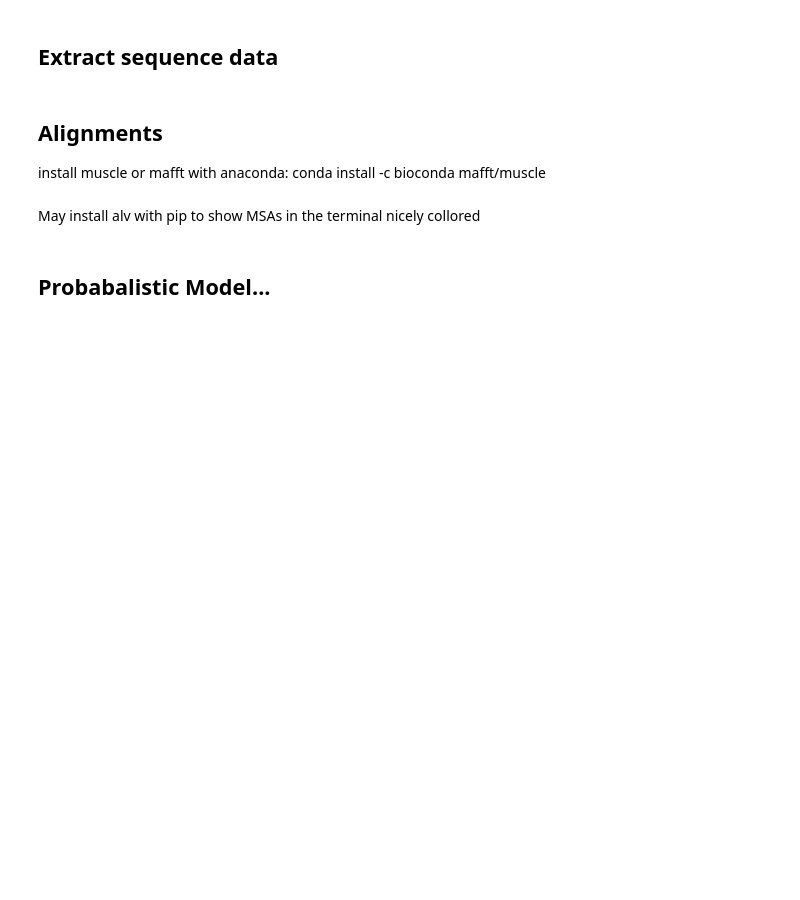
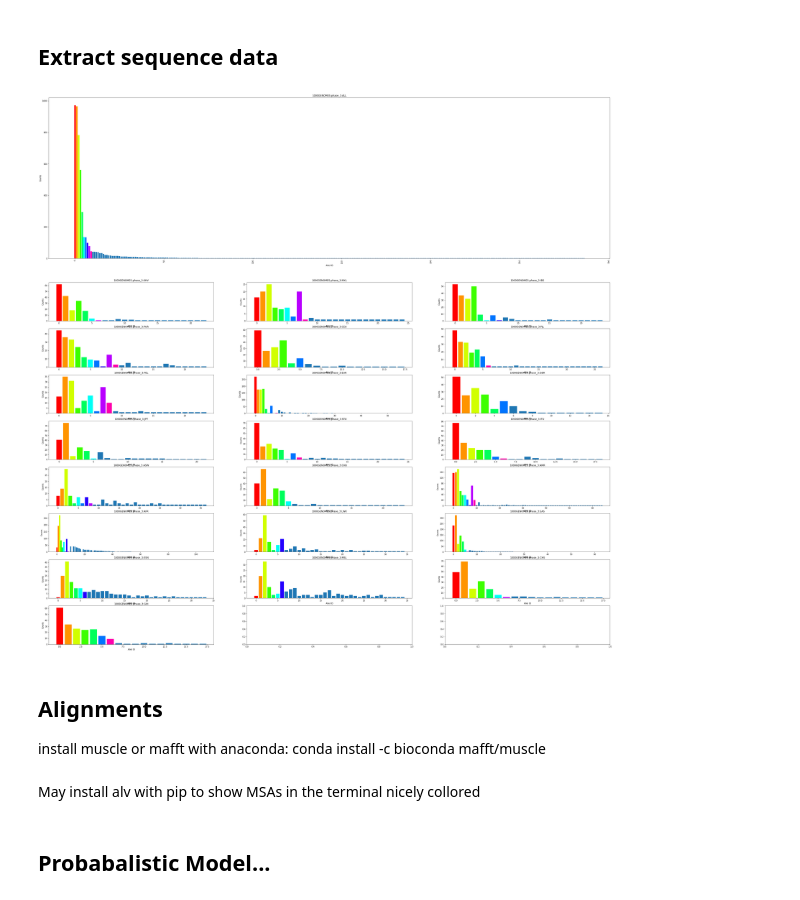
Before and after one commit to manuelgloeckler/sequence_bioinfo, a Jupyter notebook: project/haploid_data_import.ipynb, the cells around one changed output. Drawn from its saved outputs; the diff is of its cells as text; code cells hidden in the pictures; blank space fills up the shorter version.

Commit message:
added some visualization for pruned data

```diff
--- a/project/haploid_data_import.ipynb
+++ b/project/haploid_data_import.ipynb
@@ -110,6 +106,57 @@ def prune_haplotypes(haplotypes):
 # %%
 pruned_haplos = prune_haplotypes(haplotypes)
 #pruned_haplos
+# %%
+import math
+
+color_first = 10 # change to color more/less bars
+
+# convert data for our use case
+pruned_haplos = prune_haplotypes(haplotypes)
+
+# take out all
+all_key = None
+for key in list(pruned_haplos.keys()):
+    if key[-3:].lower() == "all":
+        all_key = key
+        all_haplos = pruned_haplos.pop(all_key)
+
+# set up coloring
+cmap = plt.get_cmap('hsv')
+color_dict = {}
+for i, name in enumerate([x['name'] for x in all_haplos[:color_first]]):
+    color_dict[name] = cmap(i/color_first)
+
+# set up figure
+fig, subplots = plt.subplots(math.ceil(len(pruned_haplos)/3) + 1, 3)
+fig.set_figheight(50)
+fig.set_figwidth(50)
+
+# display all
+subplot = plt.subplot(3,1,1)
+subplot.set_title(all_key)
+subplot.set_xlabel("Allel ID")
+subplot.set_ylabel("Counts")
+subplot.tick_params(axis="x", labelrotation=90)
+#[x['name'] for x in all_haplos]
+bars = subplot.bar(range(len(all_haplos)), [x['count'] for x in all_haplos])
+for j, name in enumerate([x['name'] for x in all_haplos]): # coloring
+    #print(name)
+    if name in color_dict:
+        bars[j].set_color(color_dict[name])
+
+# display the rest
+for i, key in enumerate(pruned_haplos.keys()):
+    subplot = subplots[int(i/3) + 1][i%3]
+    subplot.set_title(key)
+    subplot.set_xlabel("Allel ID")
+    subplot.set_ylabel("Counts")
+    bars = subplot.bar(range(len(pruned_haplos[key])), [x['count'] for x in pruned_haplos[key]])
+    for j, name in enumerate([x['name'] for x in pruned_haplos[key]]): # coloring
+        if name in color_dict:
+            bars[j].set_color(color_dict[name])
+# %% [output]
+[figure, added]
 # %%
 seqs = []
 i = 0
```
Also changed, not shown: parts of 2 cells of this notebook.
